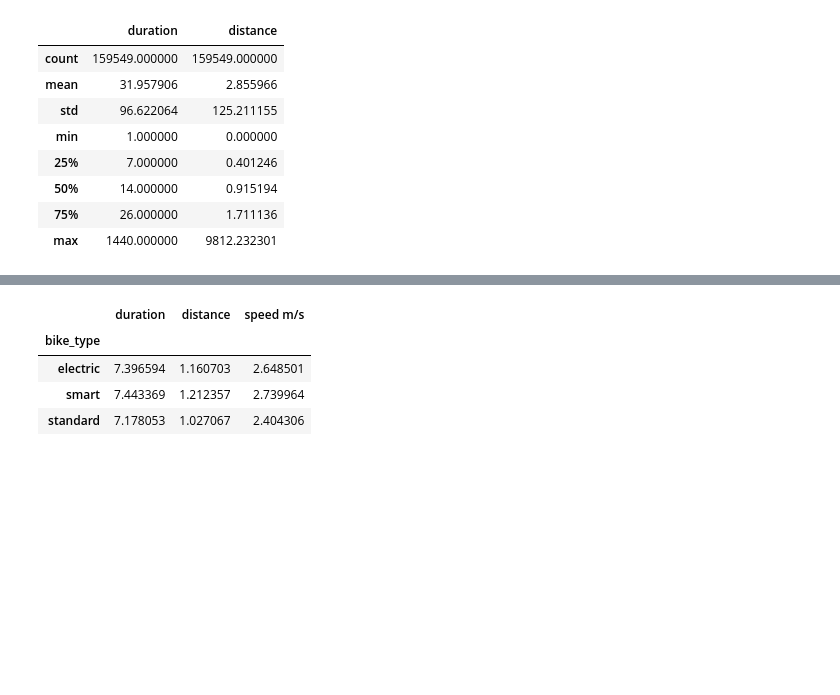
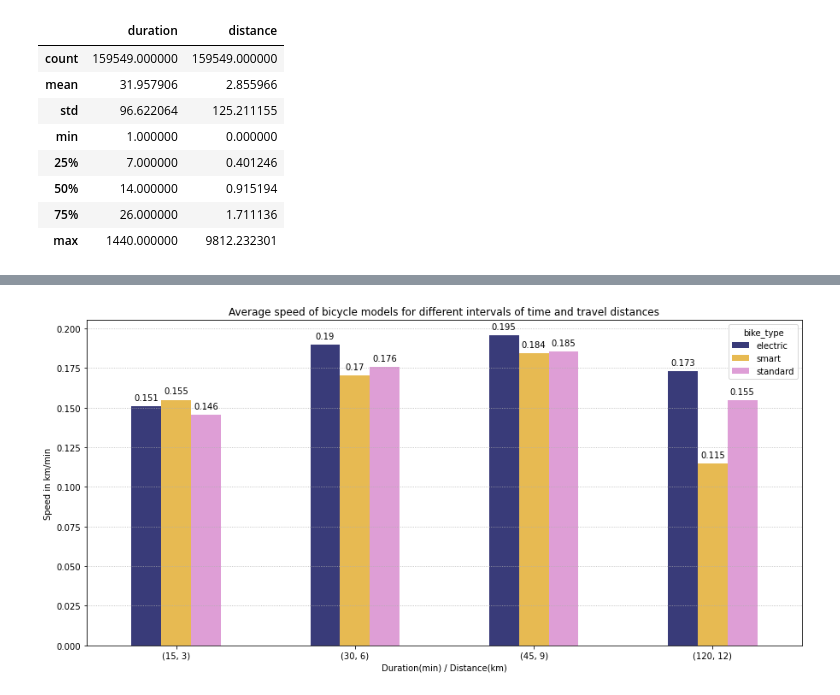
Before and after one commit to jvcanavarro/MetroBike, a Jupyter notebook: main.ipynb, the cells around one changed output, grey strips where cells are left out. Cells and saved outputs as stored; diff of their text form; code cells hidden in the pictures; blank space fills up the shorter version.

Commit message:
Update notebook with bike average speed

```diff
--- a/main.ipynb
+++ b/main.ipynb
@@ -128,6 +131,4 @@ time_space.describe()
 | max | 1440.000000 | 9812.232301 |
 # %%
 # Filtering discrepant cases, now standard deviation and mean are more precise
-time_space_filtered = time_space.loc[(df['duration'] >= 5) & (df['duration'] <= 10) & (df['distance'] > 0) & (df['distance'] < 25)]
-# a = time_space_filtered.groupby('duration').count()
-# a.sort_values(by='distance')
+time_space_filtered.describe()
@@ -140,12 +154,17 @@ def get_speed(space, time, unit):
 # %%
-# Calculate the average speed of each bike model: V = ΔS/ΔT
-unit = 'm/s'
+# Calculate the average speed of each bike model using V = ΔS/ΔT
+unit = 'km/min'
+intervals = [(15, 3), (30, 6), (45, 9), (120, 12)]
 
-time_space_filtered['speed '+ unit] = time_space_filtered.apply(lambda x: get_speed(x['distance'], x['duration'], unit=unit), axis=1)
-time_space_filtered.groupby('bike_type').mean()
+avg_speed = pd.DataFrame()
+for x, y in enumerate(intervals):
+    if x == 0:
+        time_space_filtered = time_space.loc[(df.duration > 0) & (df.duration <= y[0])
+                                           & (df.distance > 0) & (df.distance <= y[1])]
+    else:
+        time_space_filtered = time_space.loc[(df.duration > intervals[x-1][0]) & (df.duration <= y[0])
+                                           & (df.distance > intervals[x-1][1]) & (df.distance <= y[1])]
+
+    time_space_filtered['speed'] = time_space_filtered.apply(lambda x: get_speed(x['distance'], x['duration'], unit=unit), axis=1)
+    bike_speed = time_space_filtered.groupby('bike_type').mean()
+    avg_speed[str(y)] = bike_speed['speed']
-# %% [output]
-|  | duration | distance | speed m/s |
-| bike_type |  |  |  |
-| electric | 7.396594 | 1.160703 | 2.648501 |
-| smart | 7.443369 | 1.212357 | 2.739964 |
-| standard | 7.178053 | 1.027067 | 2.404306 |
@@ -153,0 +171,10 @@ time_space_filtered.groupby('bike_type').mean()
+# %%
+title = 'Average speed of bicycle models for different intervals of time and travel distances'
+xlabel = 'Duration(min) / Distance(km)'
+
+ax = avg_speed.T.plot(kind='bar', figsize=(15, 7), xlabel=xlabel, ylabel='Speed in ' + unit, colormap='tab20b', rot=0, title=title)
+for p in ax.patches:
+    ax.annotate(round(p.get_height(),3), (p.get_x()+p.get_width()/2., p.get_height()), ha='center', va='center', xytext=(0, 10), textcoords='offset points')
+ax.grid(linestyle=':', axis='y')
+# %% [output]
+[figure, added]
```
Also changed, not shown: parts of 8 cells of this notebook.
